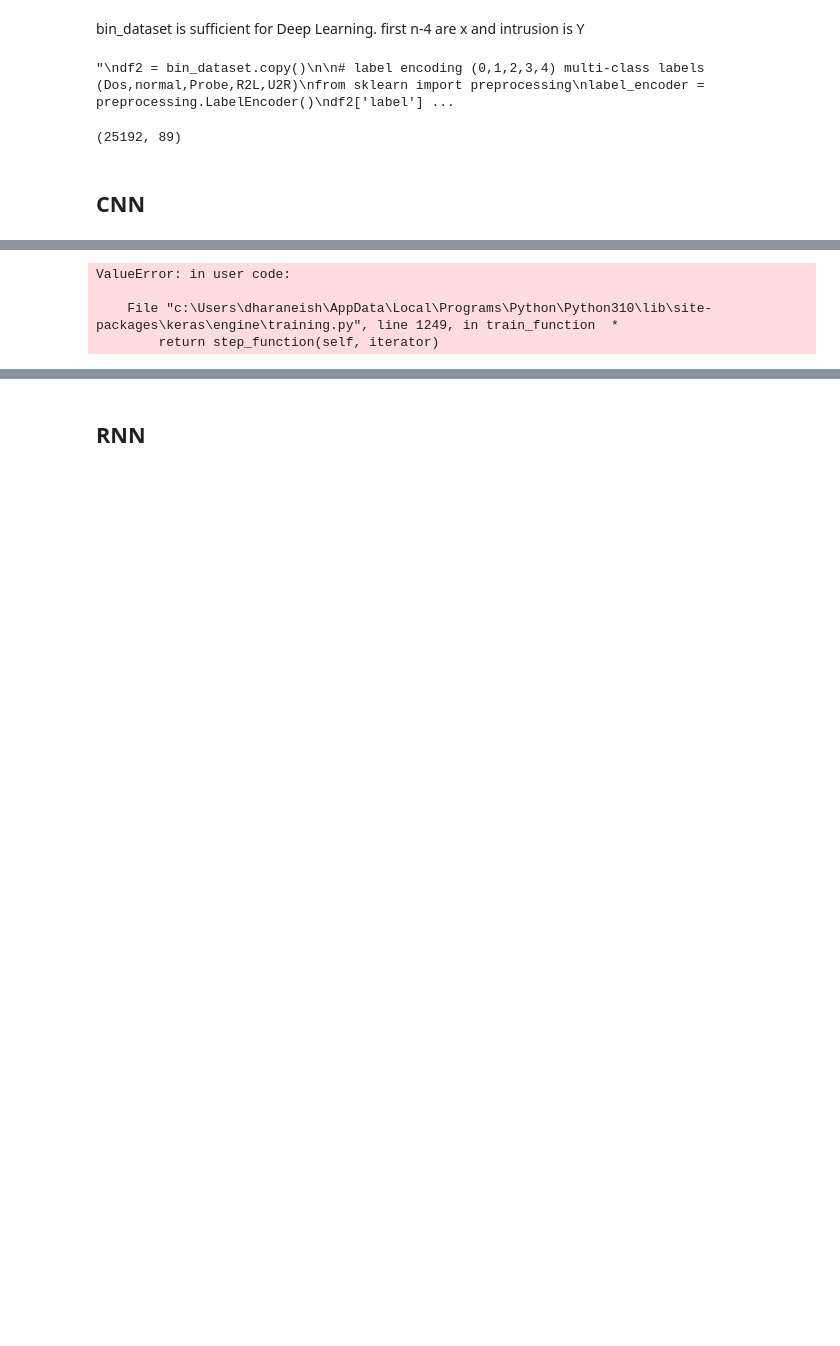
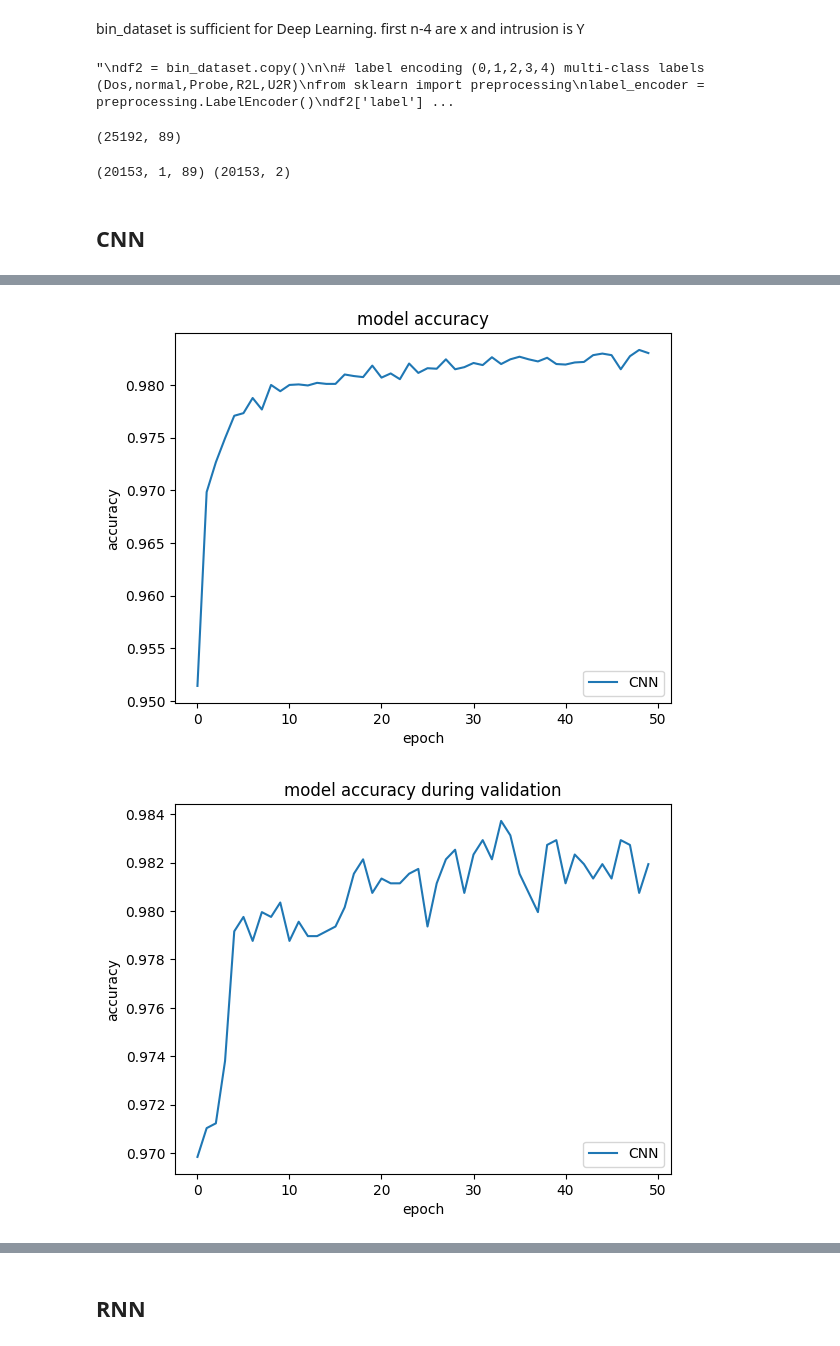
Before and after one commit to dharaneishvc/Intrusion-detection-DL-ML, a Jupyter notebook: Coding.ipynb, the cells around one changed output, grey strips where cells are left out. Saved outputs shown, nothing was run; the diff lists cells and outputs as text; code cells hidden in the pictures; blank space fills up the shorter version.

Commit message:
errors

```diff
--- a/Coding.ipynb
+++ b/Coding.ipynb
@@ -303,6 +303,10 @@ X_train,X_test,Y_train,Y_test = train_test_split(X,Y,test_size=0.20)
 
 X_train = np.reshape(X_train, (X_train.shape[0], 1, X_train.shape[1]))
 X_test = np.reshape(X_test, (X_test.shape[0], 1, X_test.shape[1]))
+# %%
+print(X_train.shape, Y_train.shape)
+# %% [output]
+(20153, 1, 89) (20153, 2)
 # %%
 sess1 = tf.compat.v1.Session()
 # %% [markdown]
@@ -310,7 +314,7 @@ sess1 = tf.compat.v1.Session()
 # %%
 #CNN
 model2 = Sequential()
-model2.add(Conv1D(filters=256, kernel_size = 1, activation='tanh', input_shape=(1,X.shape[1])))#256
+model2.add(Conv1D(filters=256, kernel_size = 1, activation='tanh', dtype='float32', input_shape=(1,X.shape[1])))#256
 model2.add(Conv1D(filters=128, kernel_size = 1, activation='tanh'))#128
 model2.add(Conv1D(filters=64, kernel_size = 1, activation='tanh'))#64
 model2.add(Conv1D(filters=32, kernel_size = 1, activation='tanh'))#32
@@ -322,7 +326,7 @@ model2.add(Conv1D(64, dropout=0.3, return_sequences=True)) #64
 model2.add(Conv1D(32))#32
 '''
 model2.add(Dense(100, activation='relu'))
-model2.add((Dense(3, activation='softmax')))
+model2.add((Dense(2, activation='softmax')))
 model2.compile(loss='binary_crossentropy', optimizer='adam', metrics=['accuracy'])
 #checkpoint
 filepath="weights.best.hdf5"
@@ -334,18 +338,25 @@ predicted2= model2.fit(X_train, Y_train, validation_data=(X_test, Y_test), epoch
 model2.summary()
 scores = model2.evaluate(X_test, Y_test, verbose=2)
 print("Accuracy: %.2f%%" % (scores[1]*100))
-predicted_classes = model2.predict_classes(X_test,verbose=1)
+#predicted_classes = model2.predict_classes(X_test,verbose=1)
+predicted_classes = (model2.predict(X_test) > 0.5).astype("int32")
 print(predicted_classes.shape)
 print(predicted_classes)
-probs2 = model2.predict_proba(X_test)
+#probs2 = model2.predict_proba(X_test)
 
+def predict_prob(number):
+  return [number[0],1-number[0]]
+
+probs2 = np.array(list(map(predict_prob, model2.predict(X_test))))
+
+'''
 top_k2 = metrics.top_k_categorical_accuracy(Y_test,probs2,k=2)
 top_k_array2 = top_k2.eval(session=sess1)
 print(top_k_array2)
 print(top_k2)
+'''
 
-
-plt.plot(predicted2.history['acc'])
+plt.plot(predicted2.history['accuracy'])
 plt.title('model accuracy')
 plt.ylabel('accuracy')
 plt.xlabel('epoch')
@@ -353,7 +364,7 @@ plt.legend(['CNN'], loc='lower right')
 plt.show()
 
 
-plt.plot(predicted2.history['val_acc'])
+plt.plot(predicted2.history['val_accuracy'])
 plt.title('model accuracy during validation')#during validation
 plt.ylabel('accuracy')
 plt.xlabel('epoch')
@@ -380,4 +407,2 @@ Epoch 1/50
-ValueError: in user code:
-
-    File "c:\Users\dharaneish\AppData\Local\Programs\Python\Python310\lib\site-packages\keras\engine\training.py", line 1249, in train_function  *
-        return step_function(self, iterator)
+[figure, added]
+[figure, added]
```
Also changed, not shown: parts of 4 cells of this notebook, 1 other file.
